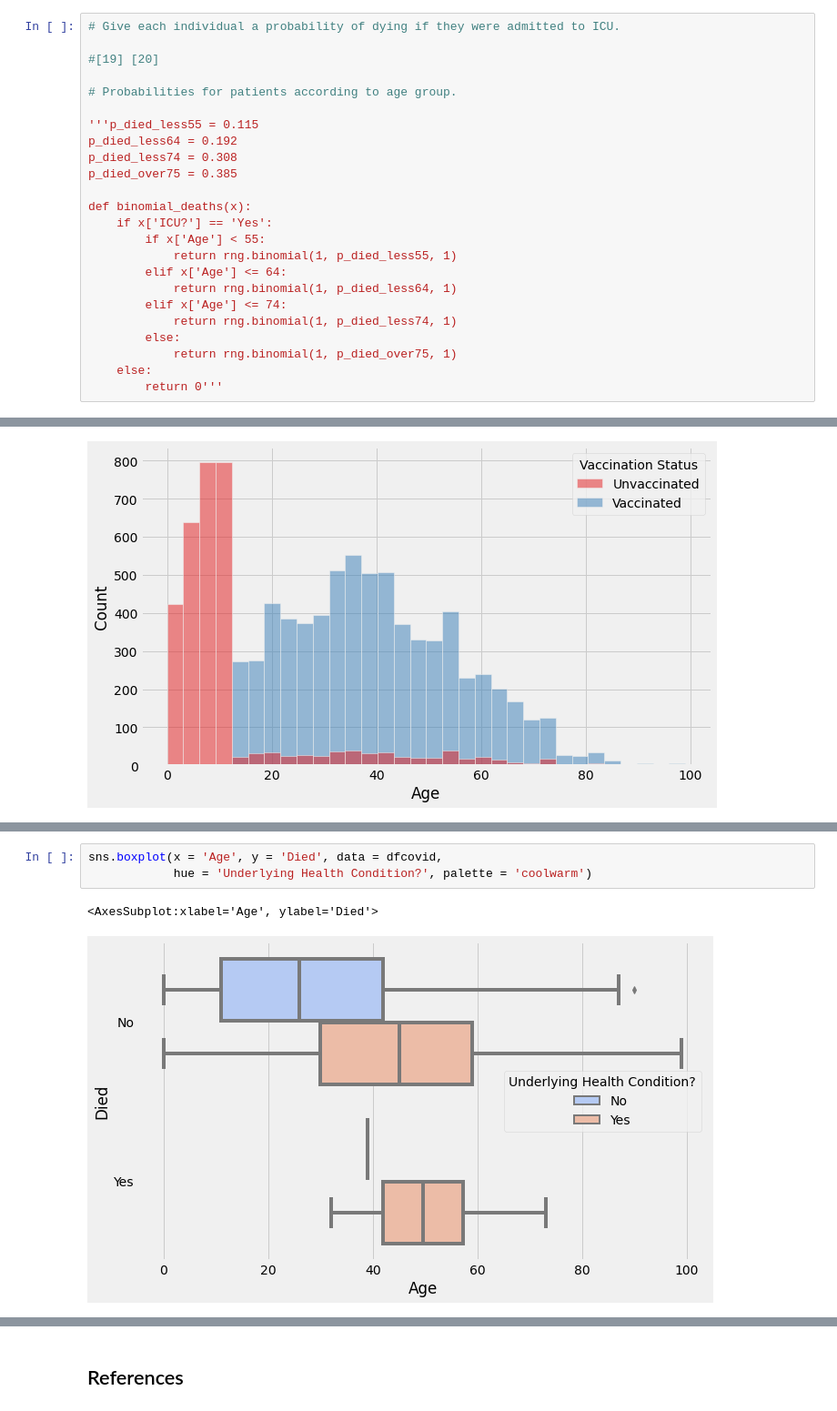
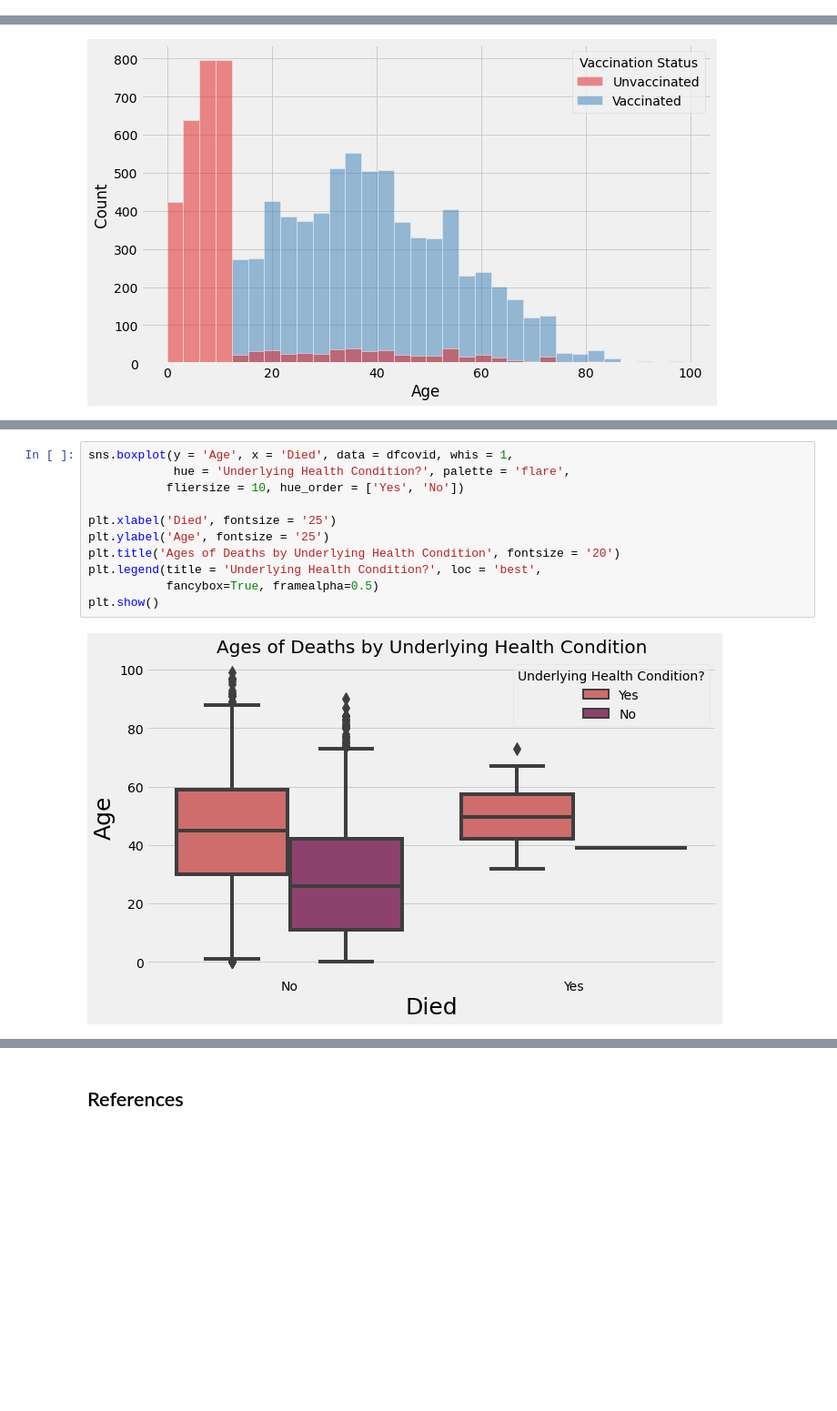
Before and after one commit to Cormac88/PDA_Project_Covid-19, a Jupyter notebook: simulated_covid_data.ipynb, the cells around one changed output, grey strips where cells are left out. Shown at 91% size. Drawn from its saved outputs; the diff is of its cells as text; blank space fills up the shorter version.

```diff
--- a/simulated_covid_data.ipynb
+++ b/simulated_covid_data.ipynb
@@ -662,27 +695,3 @@ def binomial_deaths(x):
         return rng.binomial(1, p_death, 1)
     else:
         return 0
-# %%
-# Give each individual a probability of dying if they were admitted to ICU.
-
-#[19] [20]
-
-# Probabilities for patients according to age group.
-
-'''p_died_less55 = 0.115
-p_died_less64 = 0.192
-p_died_less74 = 0.308
-p_died_over75 = 0.385
-
-def binomial_deaths(x):
-    if x['ICU?'] == 'Yes':
-        if x['Age'] < 55:
-            return rng.binomial(1, p_died_less55, 1)
-        elif x['Age'] <= 64:
-            return rng.binomial(1, p_died_less64, 1)
-        elif x['Age'] <= 74:
-            return rng.binomial(1, p_died_less74, 1)
-        else:
-            return rng.binomial(1, p_died_over75, 1)
-    else:
-        return 0'''
@@ -786,6 +898,13 @@ sns.catplot(x = 'ICU?', y = 'Age',
 # %%
-sns.boxplot(x = 'Age', y = 'Died', data = dfcovid,
-            hue = 'Underlying Health Condition?', palette = 'coolwarm')
+sns.boxplot(y = 'Age', x = 'Died', data = dfcovid, whis = 1,
+            hue = 'Underlying Health Condition?', palette = 'flare',
+           fliersize = 10, hue_order = ['Yes', 'No'])
+
+plt.xlabel('Died', fontsize = '25')
+plt.ylabel('Age', fontsize = '25')
+plt.title('Ages of Deaths by Underlying Health Condition', fontsize = '20')
+plt.legend(title = 'Underlying Health Condition?', loc = 'best',
+           fancybox=True, framealpha=0.5)
+plt.show()
 # %% [output]
-<AxesSubplot:xlabel='Age', ylabel='Died'>
-[figure, old version]
+[figure, new version]
```
Also changed, not shown: parts of 89 cells of this notebook, 5 other files.
